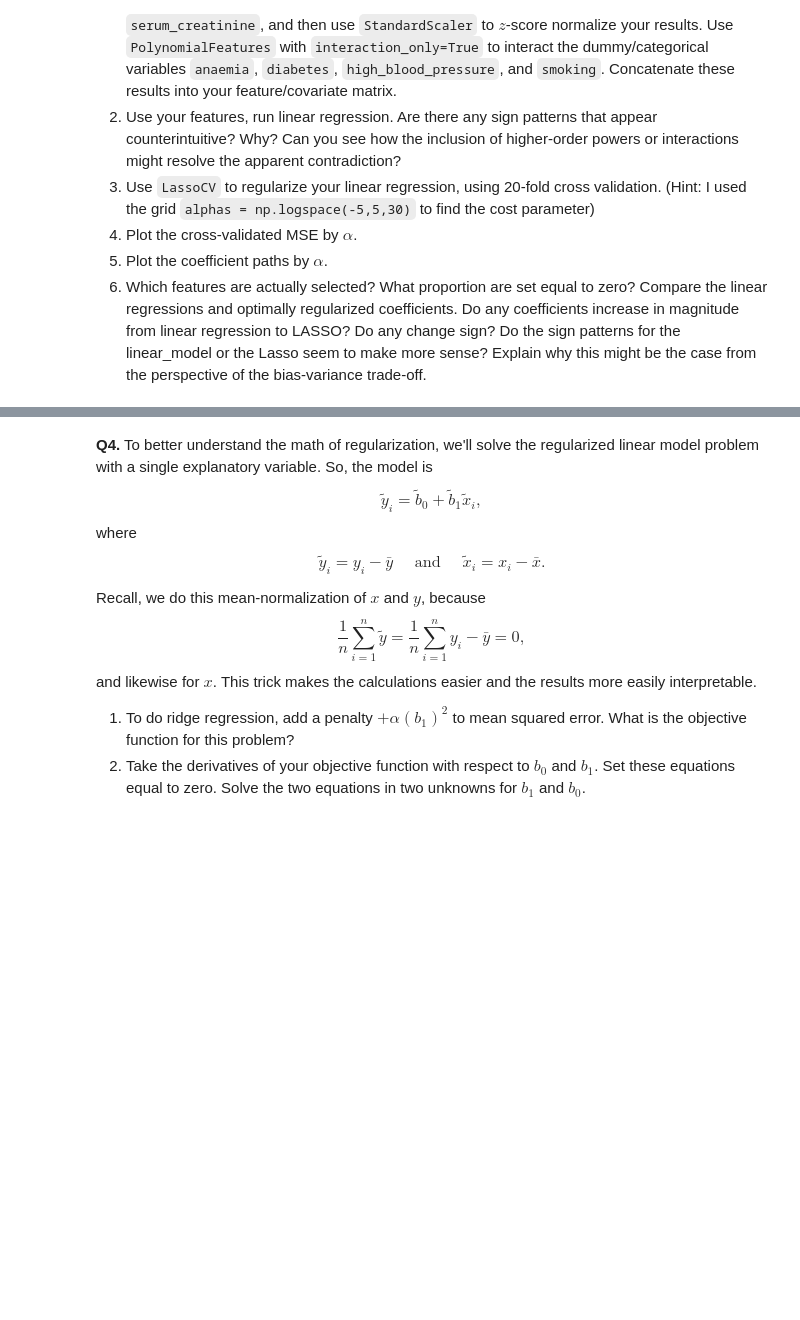
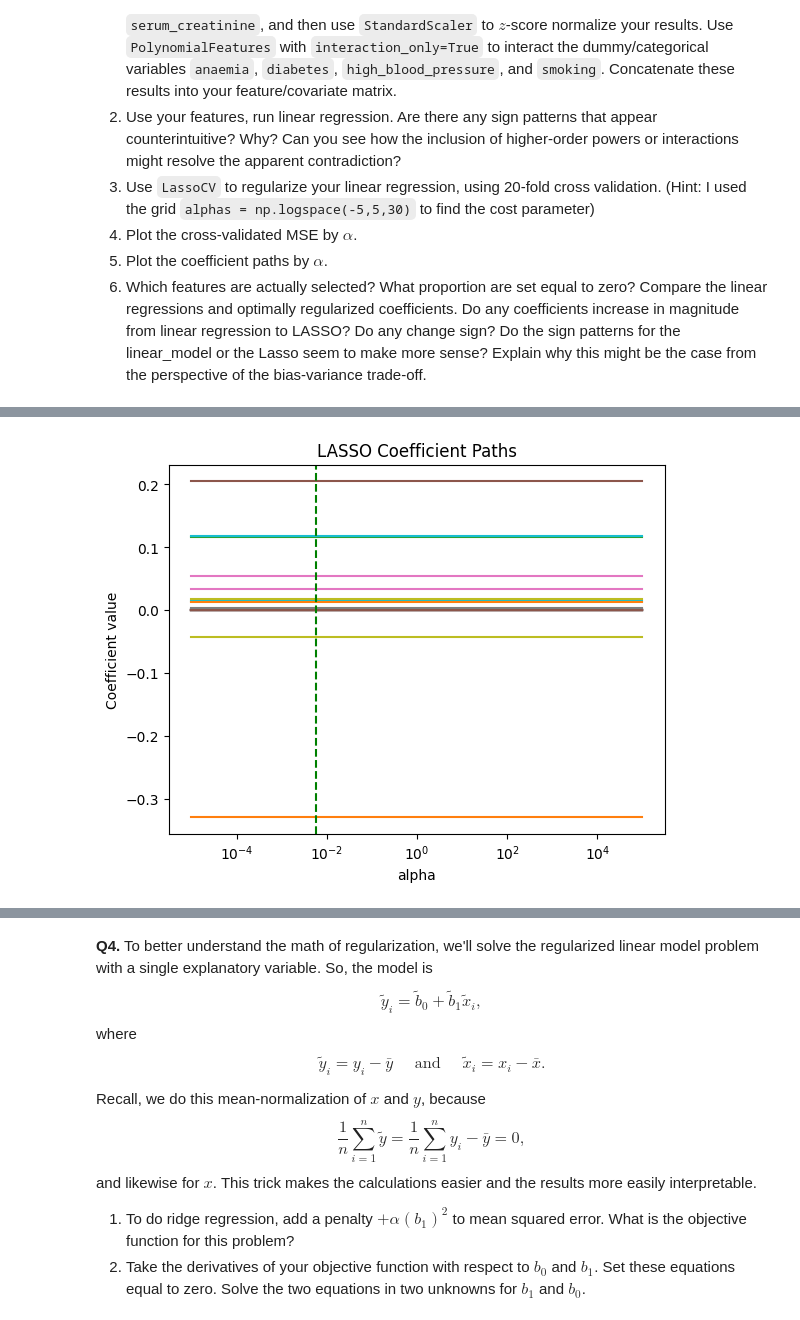
Before and after one commit to SafaaMahbub/undergrad_ml_assignments, a Jupyter notebook: 04_assignment_regularization.ipynb, the cells around one changed output, grey strips where cells are left out. Cells and saved outputs as stored; diff of their text form; code cells hidden in the pictures; blank space fills up the shorter version.

```diff
--- a/04_assignment_regularization.ipynb
+++ b/04_assignment_regularization.ipynb
@@ -191,0 +241,19 @@ ValueError: input_features is not equal to feature_names_in_
+# %%
+coefs = []
+for a in alphas: # For each alpha value,
+    m = Lasso(alpha=a, max_iter=100000) # Create a lasso model
+    m = m.fit(X_final,y) # Run the regression
+    coefs.append(m.coef_) # Save the slope coefficients
+coefs = np.array(coefs) # Cast list of lists to array
+
+plt.figure()
+for i in range(coefs.shape[1]):
+    plt.plot(alphas, coefs[:, i]) # Switched in poly_names
+plt.xscale("log")
+plt.xlabel("alpha")
+plt.ylabel("Coefficient value")
+plt.title("LASSO Coefficient Paths")
+plt.axvline(x=alpha_star, color='green', linestyle='--')
+plt.show()
+# %% [output]
+[figure, added]
```
Also changed, not shown: parts of 12 cells of this notebook.
